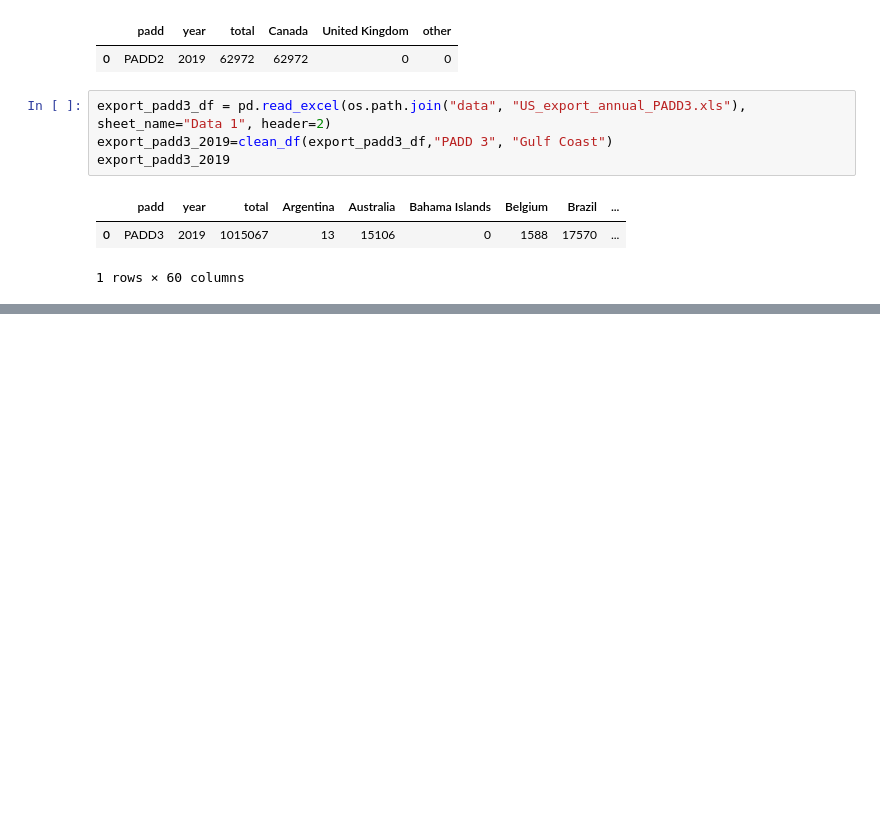
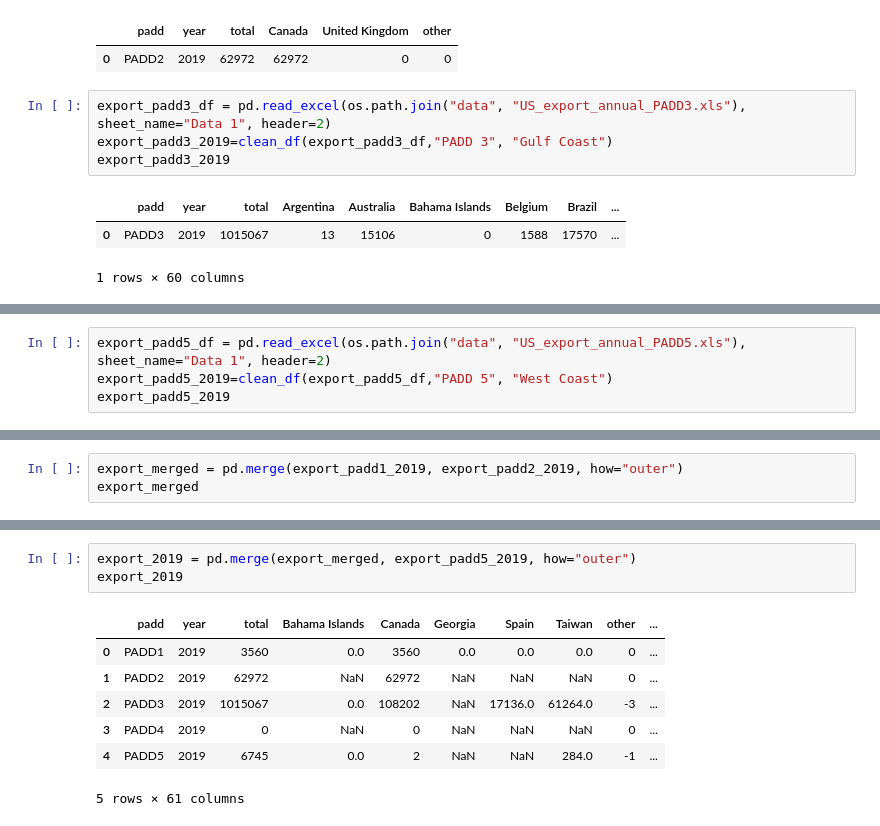
Before and after one commit to OlegRyzhkov2020/oil-project, a Jupyter notebook: export_import/US_expo_imp.ipynb, the cells around one changed output, grey strips where cells are left out. Drawn from its saved outputs; the diff is of its cells as text; blank space fills up the shorter version.

```diff
--- a/export_import/US_expo_imp.ipynb
+++ b/export_import/US_expo_imp.ipynb
@@ -82,0 +76,4 @@ export_padd3_2019
+# %%
+export_padd5_df = pd.read_excel(os.path.join("data", "US_export_annual_PADD5.xls"), sheet_name="Data 1", header=2)
+export_padd5_2019=clean_df(export_padd5_df,"PADD 5", "West Coast")
+export_padd5_2019
@@ -82,0 +83,3 @@ export_padd3_2019
+# %%
+export_merged = pd.merge(export_padd1_2019, export_padd2_2019, how="outer")
+export_merged
@@ -82,0 +109,11 @@ export_padd3_2019
+# %%
+export_2019 = pd.merge(export_merged, export_padd5_2019, how="outer")
+export_2019
+# %% [output]
+|  | padd | year | total | Bahama Islands | Canada | Georgia | Spain | Taiwan | other | ... |
+| 0 | PADD1 | 2019 | 3560 | 0.0 | 3560 | 0.0 | 0.0 | 0.0 | 0 | ... |
+| 1 | PADD2 | 2019 | 62972 | NaN | 62972 | NaN | NaN | NaN | 0 | ... |
+| 2 | PADD3 | 2019 | 1015067 | 0.0 | 108202 | NaN | 17136.0 | 61264.0 | -3 | ... |
+| 3 | PADD4 | 2019 | 0 | NaN | 0 | NaN | NaN | NaN | 0 | ... |
+| 4 | PADD5 | 2019 | 6745 | 0.0 | 2 | NaN | NaN | 284.0 | -1 | ... |
+5 rows × 61 columns
```
Also changed, not shown: parts of 18 cells of this notebook, 2 other files.
